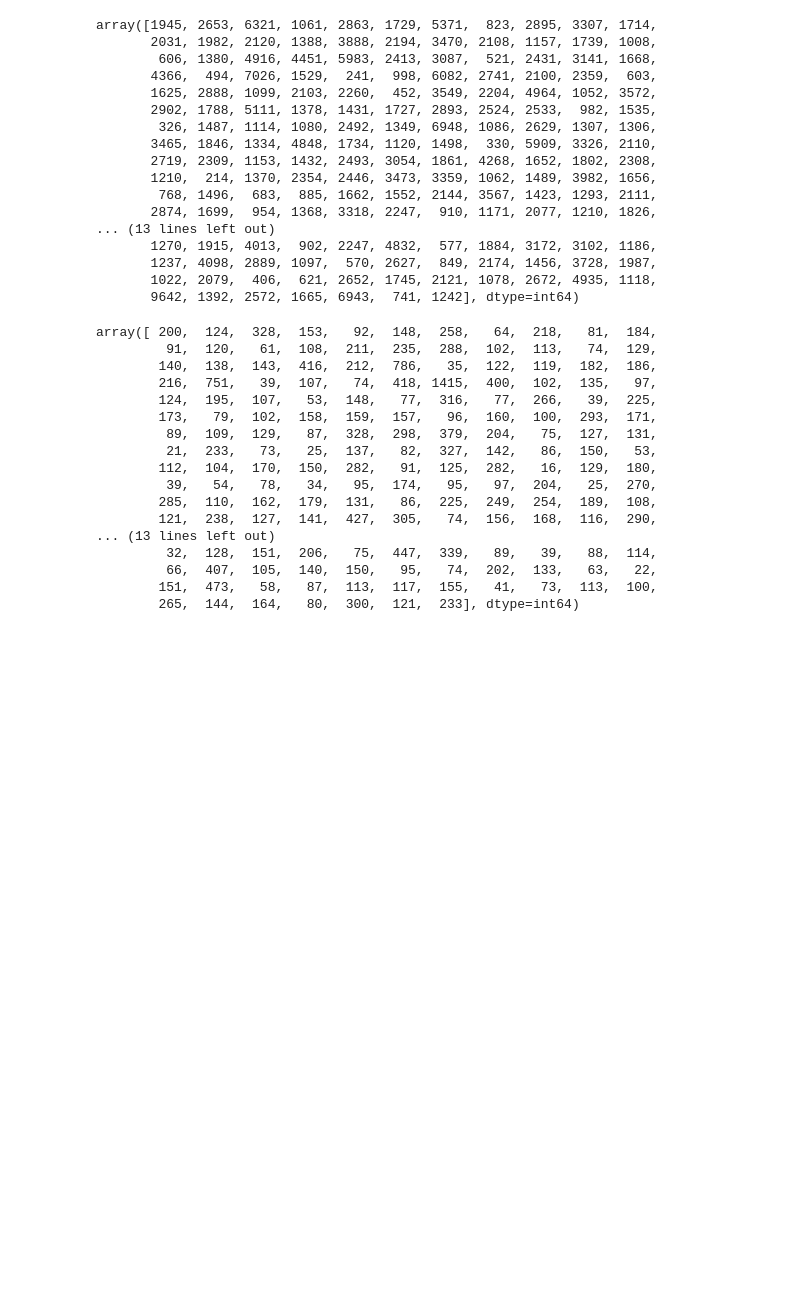
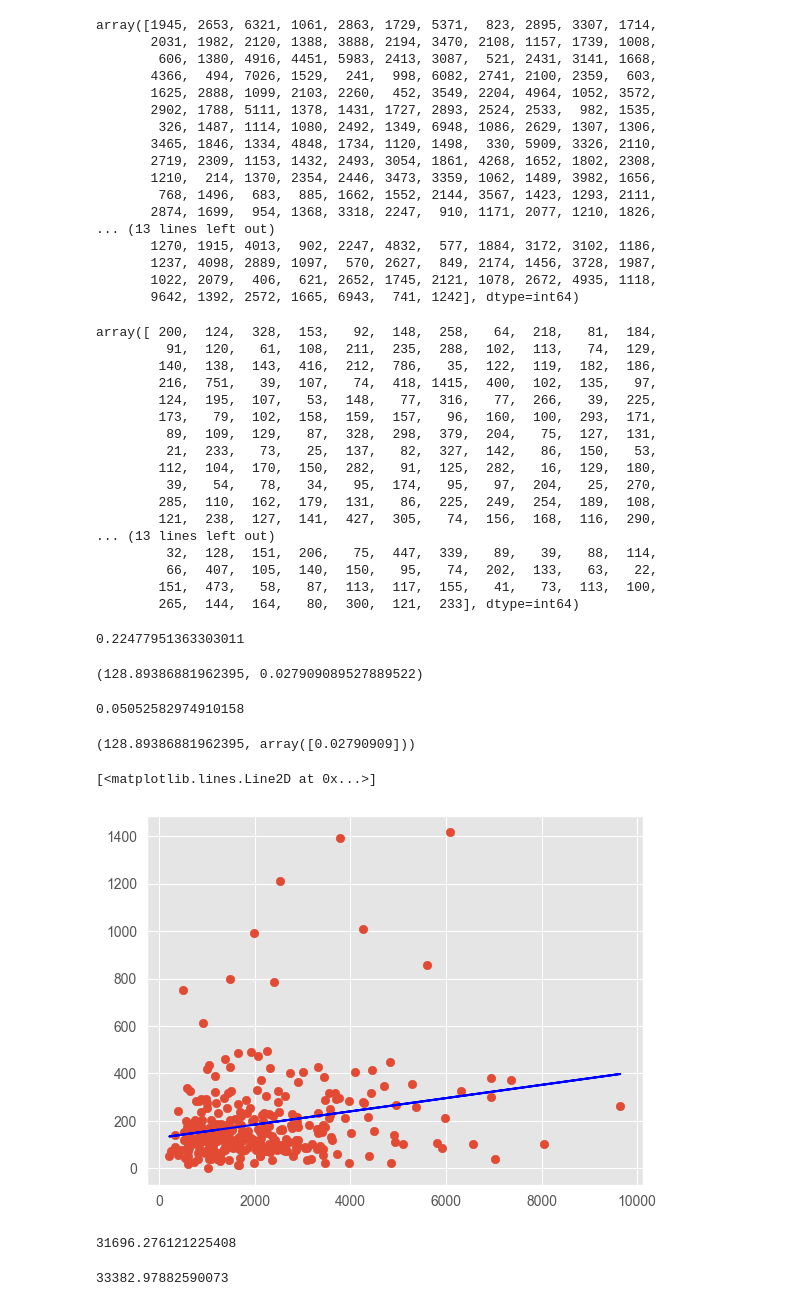
Before and after one commit to MEPhI-Floppas/matstat.py, a Jupyter notebook: bdz/mark/bdz9.ipynb, the cells around one changed output. Saved outputs shown, nothing was run; the diff lists cells and outputs as text; code cells hidden in the pictures; blank space fills up the shorter version.

```diff
--- a/bdz/mark/bdz9.ipynb
+++ b/bdz/mark/bdz9.ipynb
@@ -76,3 +77,34 @@ array([ 200,  124,  328,  153,   92,  148,  258,   64,  218,   81,  184,
          66,  407,  105,  140,  150,   95,   74,  202,  133,   63,   22,
         151,  473,   58,   87,  113,  117,  155,   41,   73,  113,  100,
         265,  144,  164,   80,  300,  121,  233], dtype=int64)
+# %%
+r, _ = stats.pearsonr(X, Y)
+r
+# %% [output]
+0.22477951363303011
+# %%
+beta_1 = r * np.std(Y) / np.std(X)
+beta_0 = np.mean(Y) - beta_1 * np.mean(X)
+beta_0, beta_1
+# %% [output]
+(128.89386881962395, 0.027909089527889522)
+# %%
+model = LinearRegression()
+model.fit(X.reshape((-1, 1)), Y)
+model.score(X.reshape((-1, 1)), Y)
+# %% [output]
+0.05052582974910158
+# %%
+model.intercept_, model.coef_
+# %% [output]
+(128.89386881962395, array([0.02790909]))
+# %%
+def f(x):
+    return beta_1 * x + beta_0
+# %%
+plt.scatter(X, Y)
+lin_reg = f(X)
+plt.plot(X, lin_reg, color='blue')
+# %% [output]
+[<matplotlib.lines.Line2D at 0x...>]
+[figure, added]
@@ -78,0 +113,12 @@ array([ 200,  124,  328,  153,   92,  148,  258,   64,  218,   81,  184,
+# %%
+D_resY = np.sum((Y - f(X)) ** 2) / n
+
+# D_resY = np.mean((Y - f(X)) ** 2)
+D_resY
+# %% [output]
+31696.276121225408
+# %%
+D_res = np.var(Y)
+D_res
+# %% [output]
+33382.97882590073
```
Also changed, not shown: parts of 21 cells of this notebook, 2 other files.
